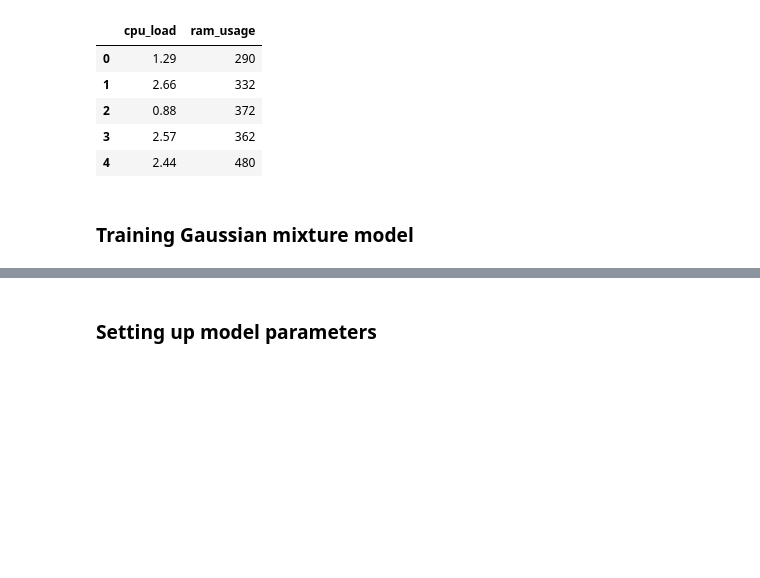
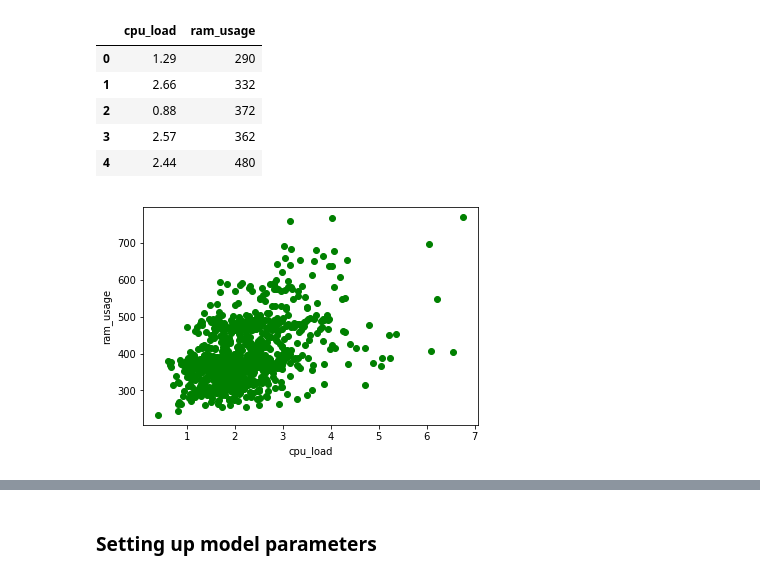
Before and after one commit to LAnastasiia/unsupervised_learning_task, a Jupyter notebook: unsupervised_learning.ipynb, the cells around one changed output, grey strips where cells are left out. Drawn from its saved outputs; the diff is of its cells as text; code cells hidden in the pictures; blank space fills up the shorter version.

```diff
--- a/unsupervised_learning.ipynb
+++ b/unsupervised_learning.ipynb
@@ -348,5 +348,3 @@ vm_df.head()
 | 2 | 0.88 | 372 |
 | 3 | 2.57 | 362 |
 | 4 | 2.44 | 480 |
-# %% [markdown]
-### Training Gaussian mixture model
@@ -360,0 +351,6 @@ y_test = gm.predict(X_test)
+# %%
+plt.plot(X['cpu_load'], X['ram_usage'], 'ro', c='green')
+plt.xlabel('cpu_load');
+plt.ylabel('ram_usage');
+# %% [output]
+[figure, added]
```
Also changed, not shown: parts of 19 cells of this notebook.
